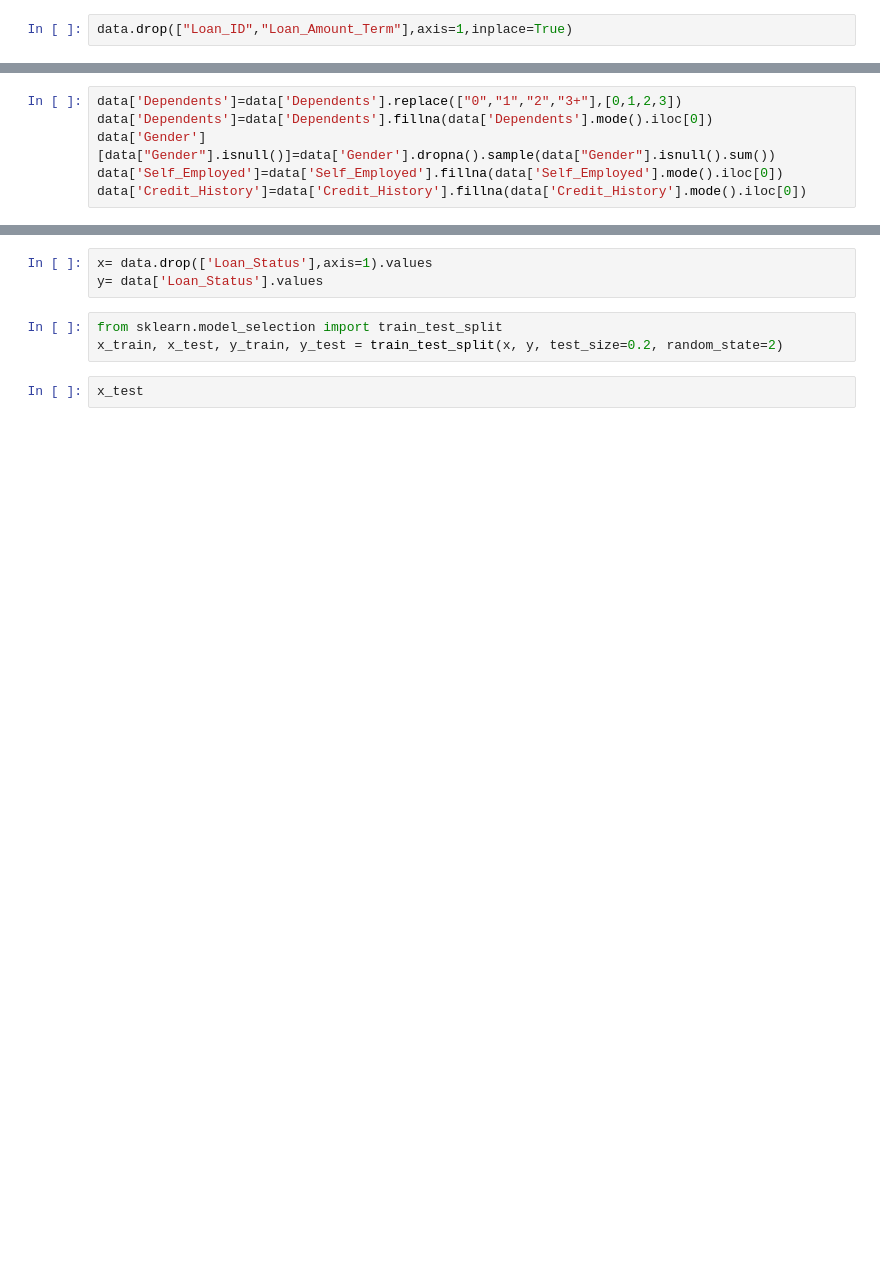
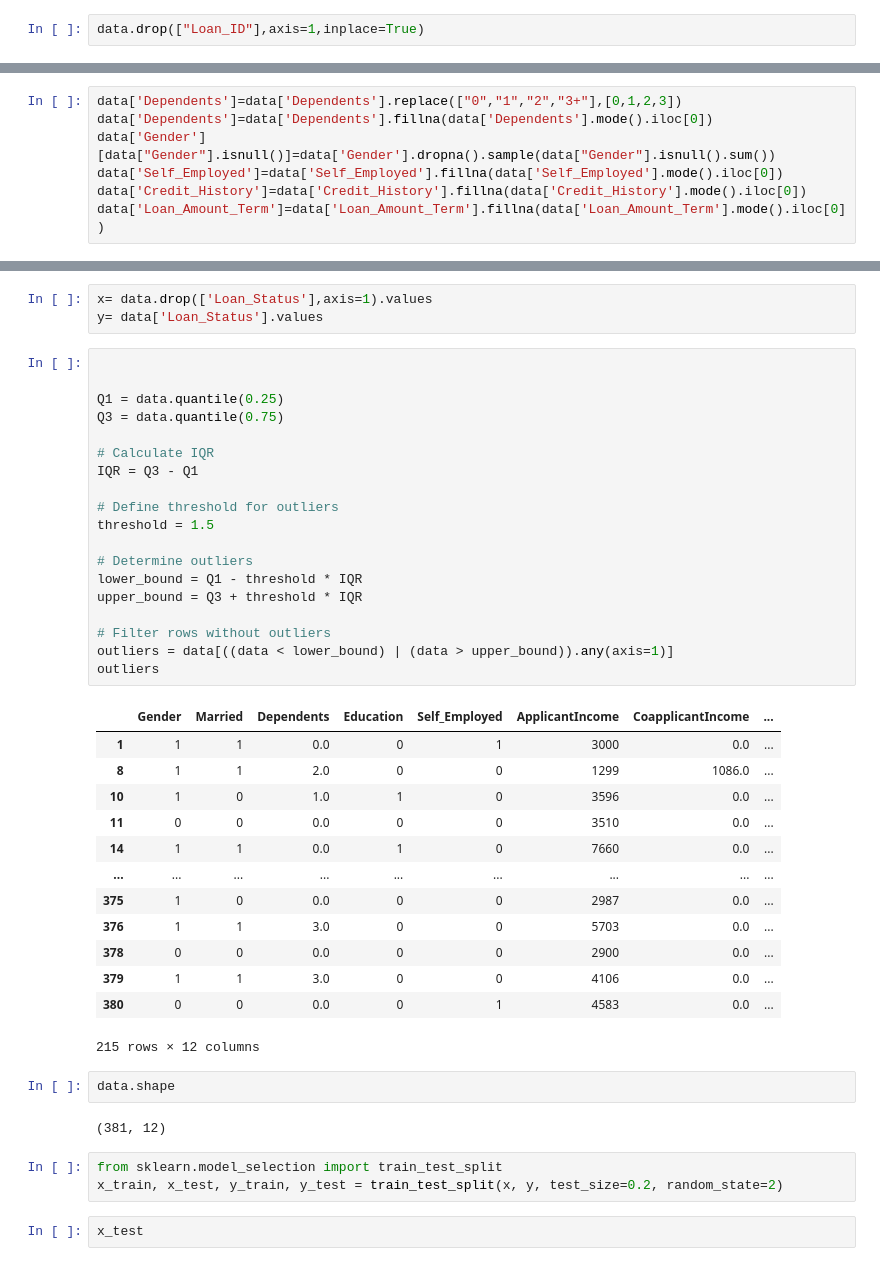
Before and after one commit to Raghav2124/Supervised_Unsupervised, a Jupyter notebook: PROJECT.ipynb, the cells around one changed output, grey strips where cells are left out. Cells and saved outputs as stored; diff of their text form; blank space fills up the shorter version.

```diff
--- a/PROJECT.ipynb
+++ b/PROJECT.ipynb
@@ -31,5 +31,5 @@ data.sample(10)
 # %%
-data.drop(["Loan_ID","Loan_Amount_Term"],axis=1,inplace=True)
+data.drop(["Loan_ID"],axis=1,inplace=True)
 # %%
 data.info()
 # %% [output]
@@ -91,6 +94,7 @@ data['Dependents']=data['Dependents'].fillna(data['Dependents'].mode().iloc[0])
 data['Gender'][data["Gender"].isnull()]=data['Gender'].dropna().sample(data["Gender"].isnull().sum())
 data['Self_Employed']=data['Self_Employed'].fillna(data['Self_Employed'].mode().iloc[0])
 data['Credit_History']=data['Credit_History'].fillna(data['Credit_History'].mode().iloc[0])
+data['Loan_Amount_Term']=data['Loan_Amount_Term'].fillna(data['Loan_Amount_Term'].mode().iloc[0])
 # %% [output]
 You are setting values through chained assignment. Currently this works in certain cases, but when using Copy-on-Write (which will become the default behaviour in pandas 3.0) this will never work to u ...
 A typical example is when you are setting values in a column of a DataFrame, like:
@@ -183,6 +189,43 @@ dtype: int64
 # %%
 x= data.drop(['Loan_Status'],axis=1).values
 y= data['Loan_Status'].values
+# %%
+
+
+Q1 = data.quantile(0.25)
+Q3 = data.quantile(0.75)
+
+# Calculate IQR
+IQR = Q3 - Q1
+
+# Define threshold for outliers
+threshold = 1.5
+
+# Determine outliers
+lower_bound = Q1 - threshold * IQR
+upper_bound = Q3 + threshold * IQR
+
+# Filter rows without outliers
+outliers = data[((data < lower_bound) | (data > upper_bound)).any(axis=1)]
+outliers
+# %% [output]
+|  | Gender | Married | Dependents | Education | Self_Employed | ApplicantIncome | CoapplicantIncome | ... |
+| 1 | 1 | 1 | 0.0 | 0 | 1 | 3000 | 0.0 | ... |
+| 8 | 1 | 1 | 2.0 | 0 | 0 | 1299 | 1086.0 | ... |
+| 10 | 1 | 0 | 1.0 | 1 | 0 | 3596 | 0.0 | ... |
+| 11 | 0 | 0 | 0.0 | 0 | 0 | 3510 | 0.0 | ... |
+| 14 | 1 | 1 | 0.0 | 1 | 0 | 7660 | 0.0 | ... |
+| ... | ... | ... | ... | ... | ... | ... | ... | ... |
+| 375 | 1 | 0 | 0.0 | 0 | 0 | 2987 | 0.0 | ... |
+| 376 | 1 | 1 | 3.0 | 0 | 0 | 5703 | 0.0 | ... |
+| 378 | 0 | 0 | 0.0 | 0 | 0 | 2900 | 0.0 | ... |
+| 379 | 1 | 1 | 3.0 | 0 | 0 | 4106 | 0.0 | ... |
+| 380 | 0 | 0 | 0.0 | 0 | 1 | 4583 | 0.0 | ... |
+215 rows × 12 columns
+# %%
+data.shape
+# %% [output]
+(381, 12)
 # %%
 from sklearn.model_selection import train_test_split
 x_train, x_test, y_train, y_test = train_test_split(x, y, test_size=0.2, random_state=2)
```
Also changed, not shown: parts of 19 cells of this notebook, 1 other file.
